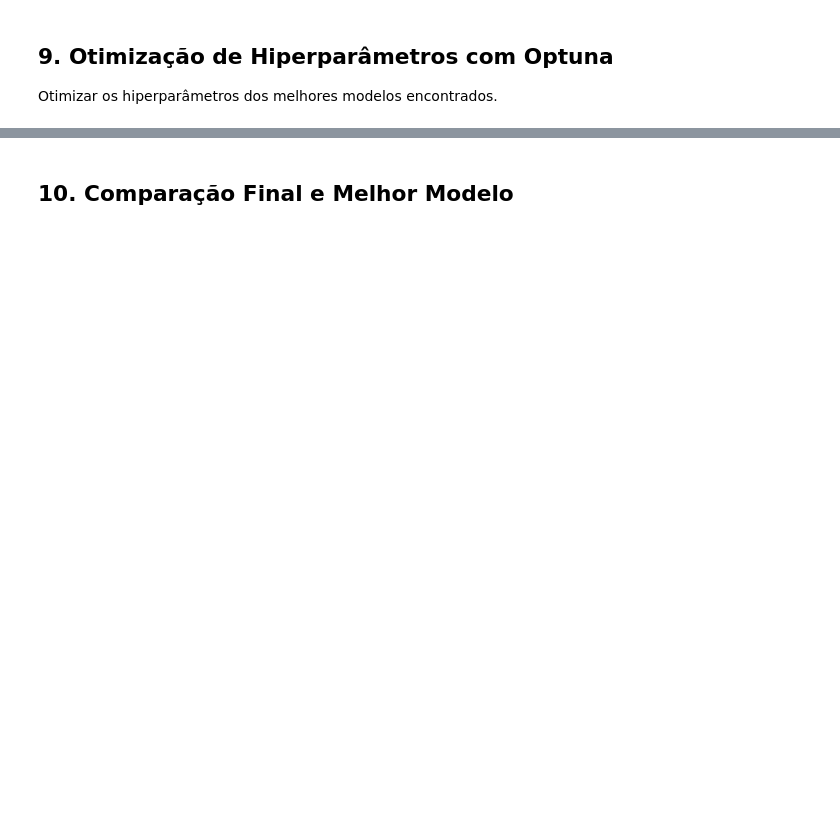
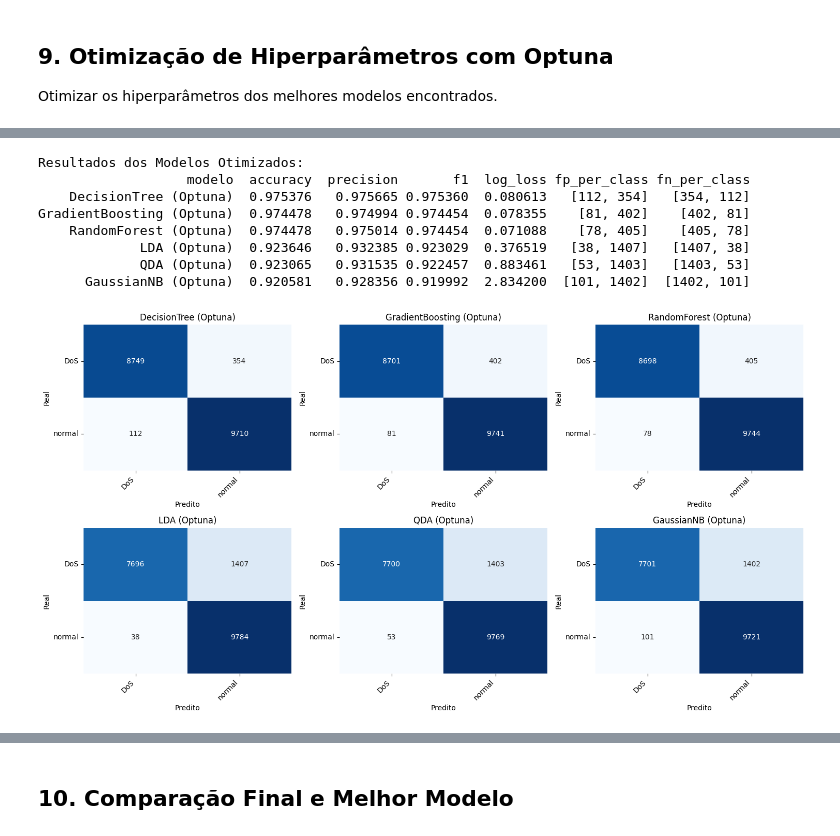
Before and after one commit to William-SWS/mqtt_under_attack, a Jupyter notebook: notebooks_refactored/01_dos_complete_pipeline.ipynb, the cells around one changed output, grey strips where cells are left out. Cells and saved outputs as stored; diff of their text form; code cells hidden in the pictures; blank space fills up the shorter version.

```diff
--- a/notebooks_refactored/01_dos_complete_pipeline.ipynb
+++ b/notebooks_refactored/01_dos_complete_pipeline.ipynb
@@ -1273,0 +1378,18 @@ optuna_df.to_csv('../reports_refactored/optuna_results.csv', index=False)
+# %%
+# Resumo das melhores configuracoes encontradas
+best_params_rows = []
+for model_name, study in optuna_studies.items():
+    best_params_rows.append({
+        'modelo': model_name,
+        'best_f1_cv': study.best_value,
+        'best_params': json.dumps(study.best_params),
+    })
+
+if best_params_rows:
+    best_params_df = pd.DataFrame(best_params_rows).sort_values('best_f1_cv', ascending=False)
+    print("\nResumo dos melhores parametros por modelo:")
+    print(best_params_df.to_string(index=False))
+    best_params_df.to_csv('../reports_refactored/optuna_best_params_summary.csv', index=False)
+else:
+    best_params_df = pd.DataFrame(columns=['modelo', 'best_f1_cv', 'best_params'])
+    print('Nenhum estudo Optuna valido para resumir.')
@@ -1274 +1466,51 @@ optuna_df.to_csv('../reports_refactored/optuna_results.csv', index=False)
+# %%
+# Criar DataFrame de resultados otimizados e salvar
+optuna_df = pd.DataFrame(optuna_results)
+if optuna_df.empty:
+    print('Sem resultados otimizados para salvar.')
+    optuna_df = pd.DataFrame(columns=['modelo', 'accuracy', 'precision', 'f1', 'log_loss', 'fp_per_class', 'fn_per_class'])
+else:
+    optuna_df = optuna_df.sort_values('f1', ascending=False)
+    print("\nResultados dos Modelos Otimizados:")
+    print(optuna_df.to_string(index=False))
+
+optuna_df.to_csv('../reports_refactored/optuna_results.csv', index=False)
+with open('../reports_refactored/optuna_confusion_matrices.json', 'w') as f:
+    json.dump(optuna_confusion_matrices, f, indent=2)
+
+# Visualizar matrizes de confusao dos modelos otimizados
+if not optuna_df.empty:
+    n_models = len(optuna_df)
+    n_cols = 3
+    n_rows = int(np.ceil(n_models / n_cols))
+    fig, axes = plt.subplots(n_rows, n_cols, figsize=(5 * n_cols, 4 * n_rows))
+    axes = np.array(axes).reshape(-1)
+
+    class_labels = sorted(y_test.unique())
+    for idx, row in enumerate(optuna_df.itertuples()):
+        ax = axes[idx]
+        cm = np.array(optuna_confusion_matrices[row.modelo])
+        sns.heatmap(cm, annot=True, fmt='d', cmap='Blues', cbar=False, ax=ax)
+        ax.set_title(row.modelo)
+        ax.set_xlabel('Predito')
+        ax.set_ylabel('Real')
+        ax.set_xticklabels(class_labels, rotation=45, ha='right')
+        ax.set_yticklabels(class_labels, rotation=0)
+
+    for j in range(n_models, len(axes)):
+        axes[j].axis('off')
+
+    plt.tight_layout()
+    plt.savefig('../reports_refactored/optuna_confusion_matrices.png', dpi=150, bbox_inches='tight')
+    plt.show()
+# %% [output]
+Resultados dos Modelos Otimizados:
+                   modelo  accuracy  precision       f1  log_loss fp_per_class fn_per_class
+    DecisionTree (Optuna)  0.975376   0.975665 0.975360  0.080613   [112, 354]   [354, 112]
+GradientBoosting (Optuna)  0.974478   0.974994 0.974454  0.078355    [81, 402]    [402, 81]
+    RandomForest (Optuna)  0.974478   0.975014 0.974454  0.071088    [78, 405]    [405, 78]
+             LDA (Optuna)  0.923646   0.932385 0.923029  0.376519   [38, 1407]   [1407, 38]
+             QDA (Optuna)  0.923065   0.931535 0.922457  0.883461   [53, 1403]   [1403, 53]
+      GaussianNB (Optuna)  0.920581   0.928356 0.919992  2.834200  [101, 1402]  [1402, 101]
+[figure, added]
 # %%
```
Also changed, not shown: parts of 31 cells of this notebook, 26 other files.
